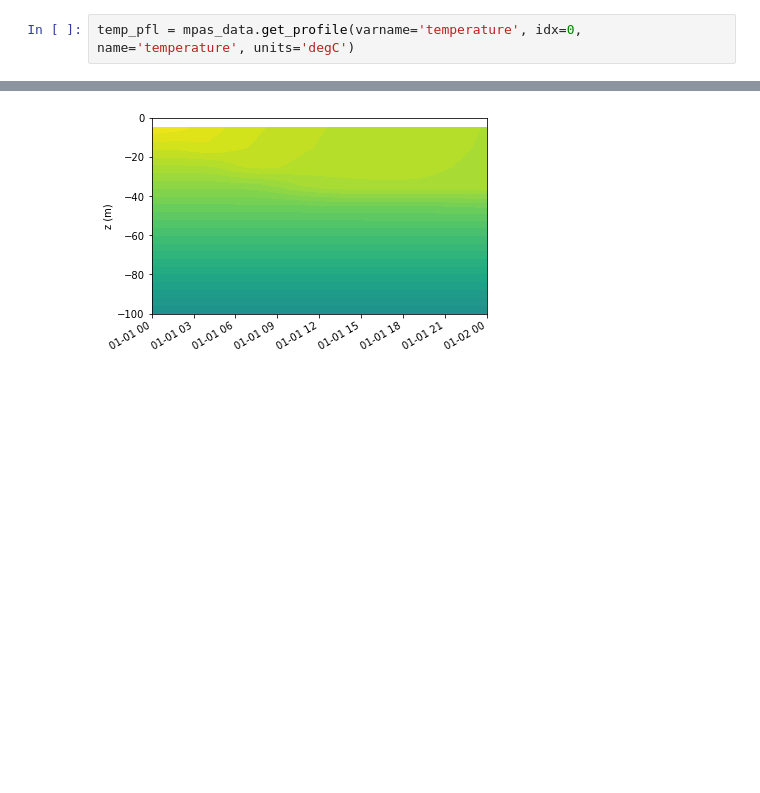
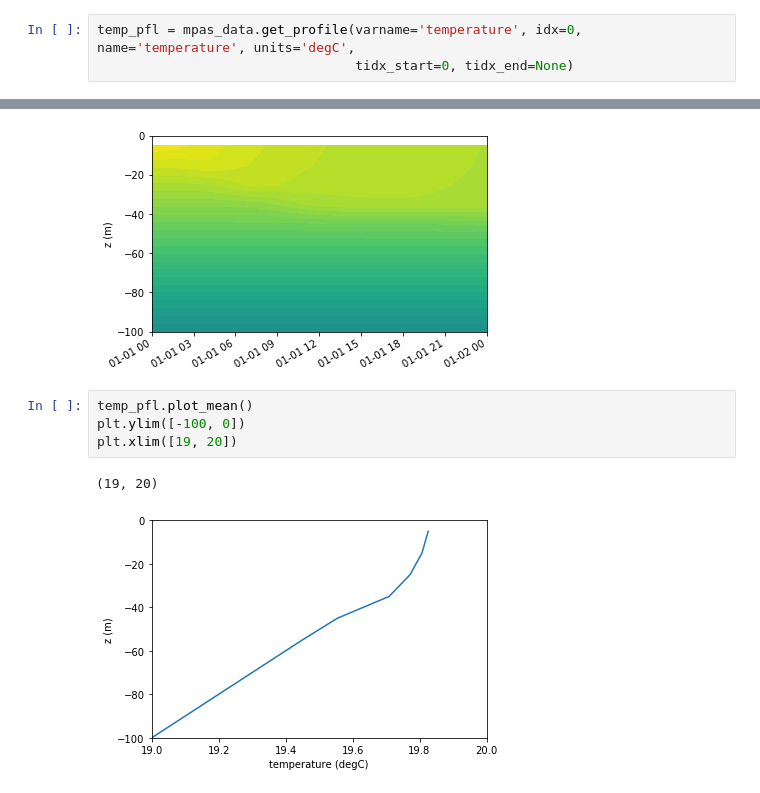
Before and after one commit to qingli411/mpasanalysis, a Jupyter notebook: plot_SuperParam_SC.ipynb, the cells around one changed output, grey strips where cells are left out. Drawn from its saved outputs; the diff is of its cells as text; blank space fills up the shorter version.

Commit message:
Add time range for profiles

```diff
--- a/plot_SuperParam_SC.ipynb
+++ b/plot_SuperParam_SC.ipynb
@@ -34,10 +34,18 @@ Nearest neighbor interpolation to 3 points.
 (-100, 0)
 [figure]
 # %%
-temp_pfl = mpas_data.get_profile(varname='temperature', idx=0, name='temperature', units='degC')
+temp_pfl = mpas_data.get_profile(varname='temperature', idx=0, name='temperature', units='degC',
+                                 tidx_start=0, tidx_end=None)
 # %%
 temp_pfl.plot(levels=levels)
 plt.ylim([-100, 0])
 plt.gcf().autofmt_xdate()
 # %% [output]
 [figure]
+# %%
+temp_pfl.plot_mean()
+plt.ylim([-100, 0])
+plt.xlim([19, 20])
+# %% [output]
+(19, 20)
+[figure, added]
```
Also changed, not shown: 1 other file.
